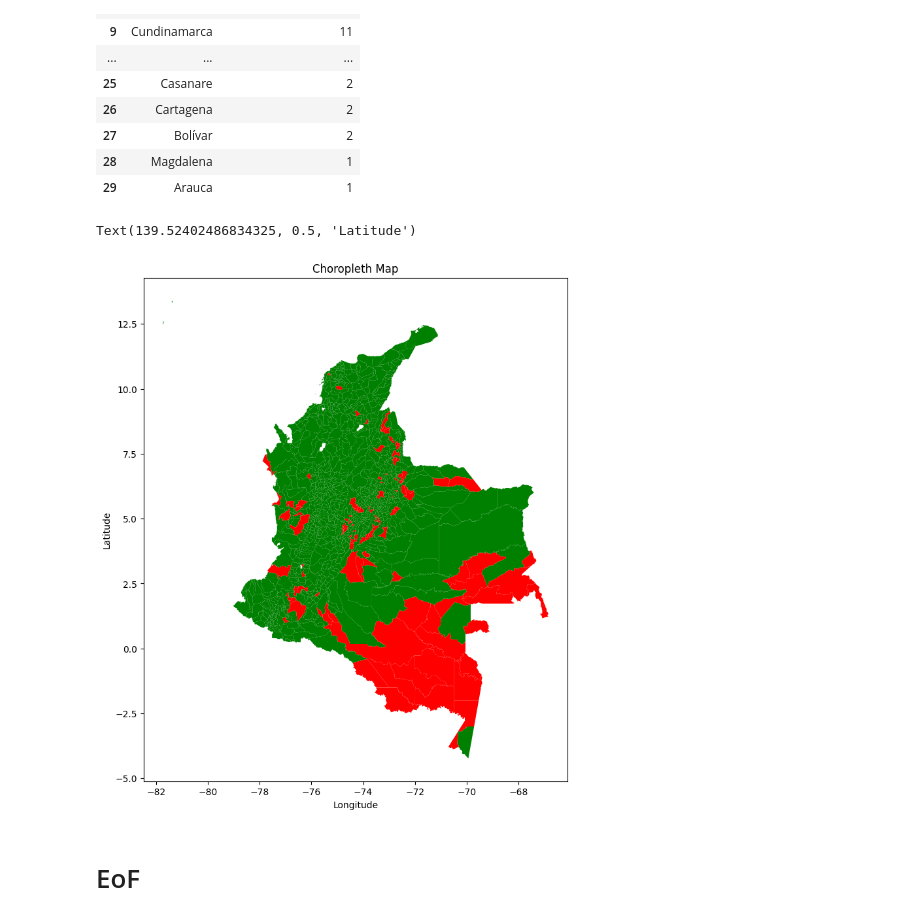
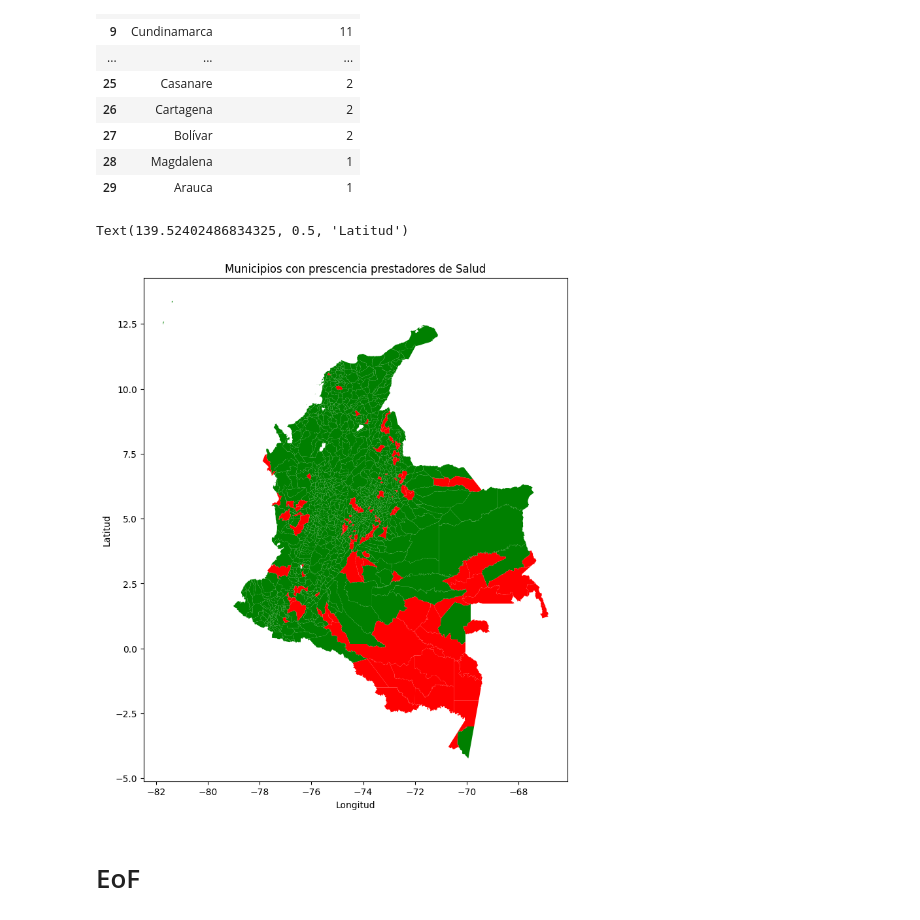
Before and after one commit to groao/ADRES, a Jupyter notebook: Prueba_ADRES.ipynb, the cells around one changed output. Saved outputs shown, nothing was run; the diff lists cells and outputs as text; code cells hidden in the pictures.

```diff
--- a/Prueba_ADRES.ipynb
+++ b/Prueba_ADRES.ipynb
@@ -466,46 +465,45 @@ close_to_venc
 # %%
-# Finalmente, combinaremos la información de la prueba con un mapa de los municipios de colombia para crear un mapa binario en el qué se
-# evidenciaran los municipios en los cuales no se tiene prescencia de ningún prestador actualmente. Para dicho objetivo descargamos el shapefile desde
-# el siguiente link:
+# Con este resultado se aprecia que se debe hacer un enfoque en Antioquia para trabajar en las renovaciones correspondientes,
+# puesto que aunque no es el departamento con más prestadores de servicio, sí cuenta con la mayor cantidad de prestadores a vencer dentro de 2 meses.
+
+
+# Finalmente, combinaremos la información de la prueba con un mapa de los municipios de Colombia para crear un mapa binario en el que se
+# evidenciarán los municipios en los cuales no se tiene presencia de ningún prestador actualmente. Para este objetivo, descargamos el shapefile desde
+# el siguiente enlace:
 # https://datosabiertos-esri-colombia.opendata.arcgis.com/datasets/623a71c7f5c94bada0416879df0effe4/explore?location=3.701809%2C-73.860478%2C6.85
 
 #!pip3 install geopandas
 import geopandas as gpd
 import matplotlib.pyplot as plt
 from matplotlib.colors import ListedColormap
 
-# Load the shapefile
+# Cargamos el shapefile
 shapefile_path = 'Municipios/Servicios_P%C3%BAblicos_-_Municipios.shp'
 gdf = gpd.read_file(shapefile_path)
 gdf['Depmun'] = gdf['DPTO_CCDGO'] + gdf['MPIO_CCDGO']
 
 tmp_df = main_df[['Depmun','nombre_prestador']]
 tmp_df = tmp_df.iloc[:, -2:].groupby('Depmun').size()
 tmp_df = tmp_df.reset_index()
 tmp_df.rename(columns={0:'Cantidad_Prestadores'},inplace=True)
 
 gdf  = gdf.merge(tmp_df,on='Depmun',how='left')
 gdf['Cantidad_Prestadores'].fillna(0,inplace=True)
 gdf['Prescencia'] = gdf.apply(lambda x: True if x['Cantidad_Prestadores']>0 else False,axis=1)
 
-# Plot the choropleth map
 fig, ax = plt.subplots(figsize=(10, 10))
 
-# Specify the column to use for coloring
 column_to_color = 'Prescencia'
-
-# Define the colormap
-colors = ['red', 'green']  # Colors for values <= 0 and values > 0
+colors = ['red', 'green']
 cmap = ListedColormap(colors)
 
-# Plot the choropleth map
 gdf.plot(column=column_to_color, cmap=cmap, ax=ax)
 
-# Add title and labels
-plt.title('Choropleth Map')
-plt.xlabel('Longitude')
-plt.ylabel('Latitude')
+# Agregamos títulos
+plt.title('Municipios con prescencia prestadores de Salud')
+plt.xlabel('Longitud')
+plt.ylabel('Latitud')
 # %% [output]
-Text(139.52402486834325, 0.5, 'Latitude')
+Text(139.52402486834325, 0.5, 'Latitud')
-[figure, old version]
+[figure, new version]
 # %%
```
Also changed, not shown: parts of 13 cells of this notebook, 2 other files.
